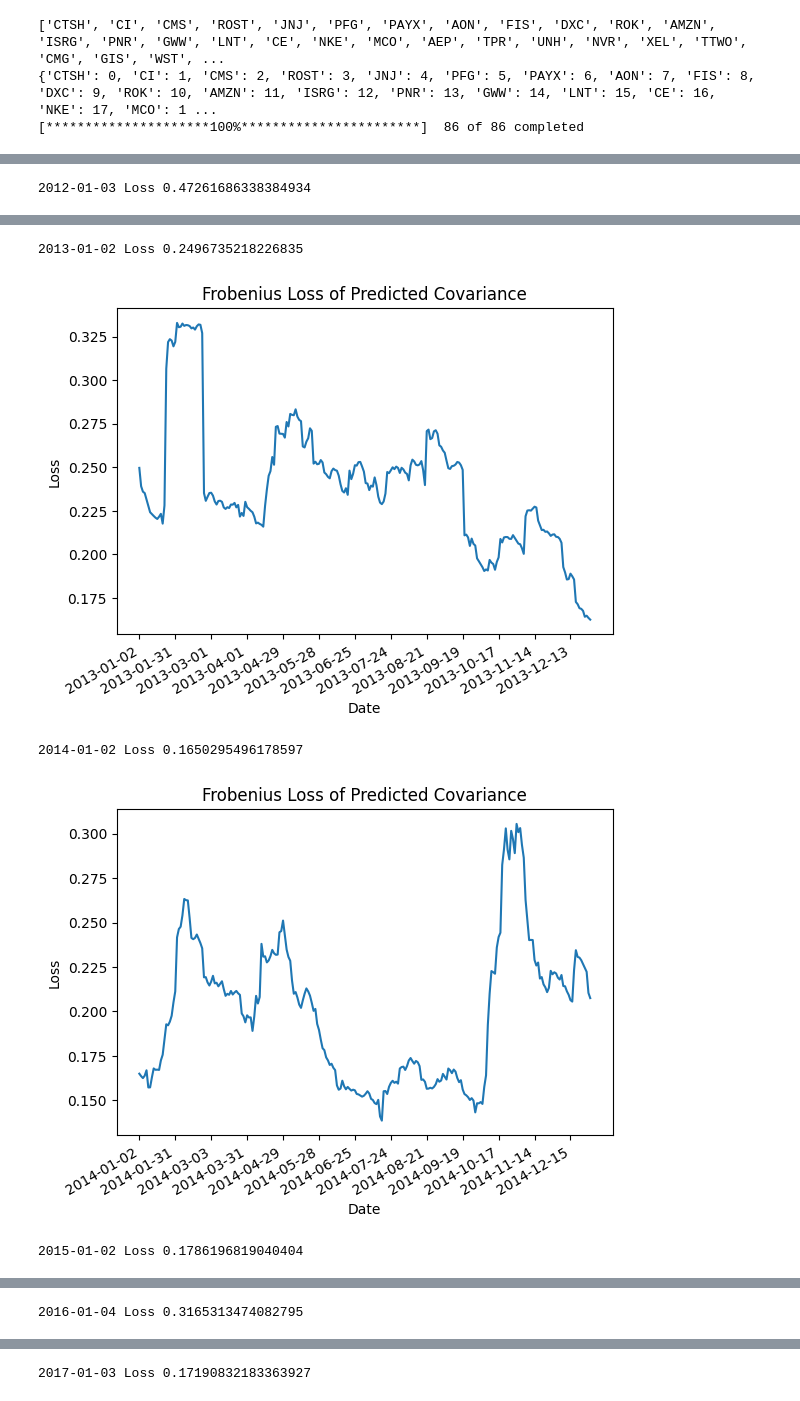
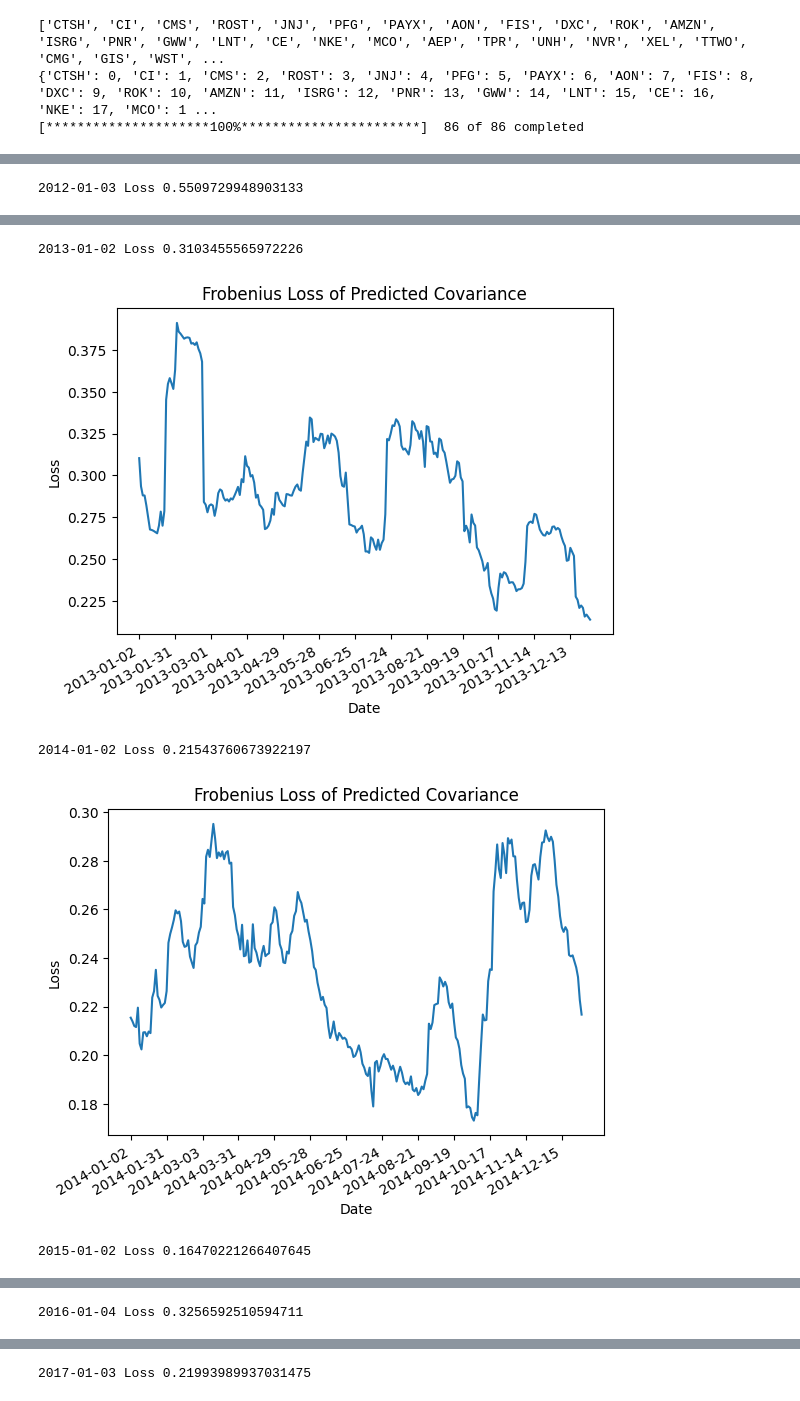
Before and after one commit to fanpu/10-708-project, a Jupyter notebook: Evaluation.ipynb, the cells around one changed output, grey strips where cells are left out. Cells and saved outputs as stored; diff of their text form; code cells hidden in the pictures.

```diff
--- a/Evaluation.ipynb
+++ b/Evaluation.ipynb
@@ -141,13 +151,15 @@ def make_prediction(tday, vol, corr):
     alpha, betas_day, betas_week, betas_month = corr
     predicted_R_t = alpha + betas_day * xt1 + betas_week * xt25 + betas_month * xt626
 
-#     print("predicted RV_t", predicted_RV_t)
-#     print("predicted R_t", predicted_R_t)
+    if (predicted_R_t > 1).any():
+        assert False
+    if (predicted_R_t < -1).any():
+        assert False
 
     D_t = np.diag(np.sqrt(predicted_RV_t))
-#    D_t = np.diag(np.sqrt(np.maximum(predicted_RV_t, 0)))
     R_t = np.zeros((num_tickers, num_tickers))
     R_t[np.tril_indices_from(R_t, -1)] = predicted_R_t
+    R_t += R_t.T
 
     H_t = D_t @ R_t @ D_t
 
@@ -243,16 +255,11 @@ for month_diff in range(months_to_evaluate):
     all_timestamps += timestamps
     all_losses += losses
 
-    with open(f"evaluation/{tday}_evaluation.pkl", "wb") as f:
-        pickle.dump({"predicted_H_t" : predicted_H_t,
-                "H_t" : H_t,
-                "loss": loss
-               }, f)
-    losses.append(loss)
-
-with open(f"predictions/all_predicted_H_t.pkl", "wb") as f:
-    pickle.dump(all_predicted_H_t, f)
-
-dump_list_as_csv(zip(all_timestamps, all_losses), f"predictions/all_loss.csv")
+#     with open(f"evaluation/{tday}_evaluation.pkl", "wb") as f:
+#         pickle.dump({"predicted_H_t" : predicted_H_t,
+#                 "H_t" : H_t,
+#                 "loss": loss
+#                }, f)
+#     losses.append(loss)
 # %% [output]
-2012-01-03 Loss 0.47261686338384934
+2012-01-03 Loss 0.5509729948903133
@@ -260,5 +267,5 @@ dump_list_as_csv(zip(all_timestamps, all_losses), f"predictions/all_loss.csv")
-2013-01-02 Loss 0.2496735218226835
+2013-01-02 Loss 0.3103455565972226
-[figure, old version]
+[figure, new version]
-2014-01-02 Loss 0.1650295496178597
+2014-01-02 Loss 0.21543760673922197
-[figure, old version]
+[figure, new version]
-2015-01-02 Loss 0.1786196819040404
+2015-01-02 Loss 0.16470221266407645
@@ -266 +273 @@ dump_list_as_csv(zip(all_timestamps, all_losses), f"predictions/all_loss.csv")
-2016-01-04 Loss 0.3165313474082795
+2016-01-04 Loss 0.3256592510594711
@@ -268 +275 @@ dump_list_as_csv(zip(all_timestamps, all_losses), f"predictions/all_loss.csv")
-2017-01-03 Loss 0.17190832183363927
+2017-01-03 Loss 0.21993989937031475
```
Also changed, not shown: parts of 12 cells of this notebook, 1 other file.
